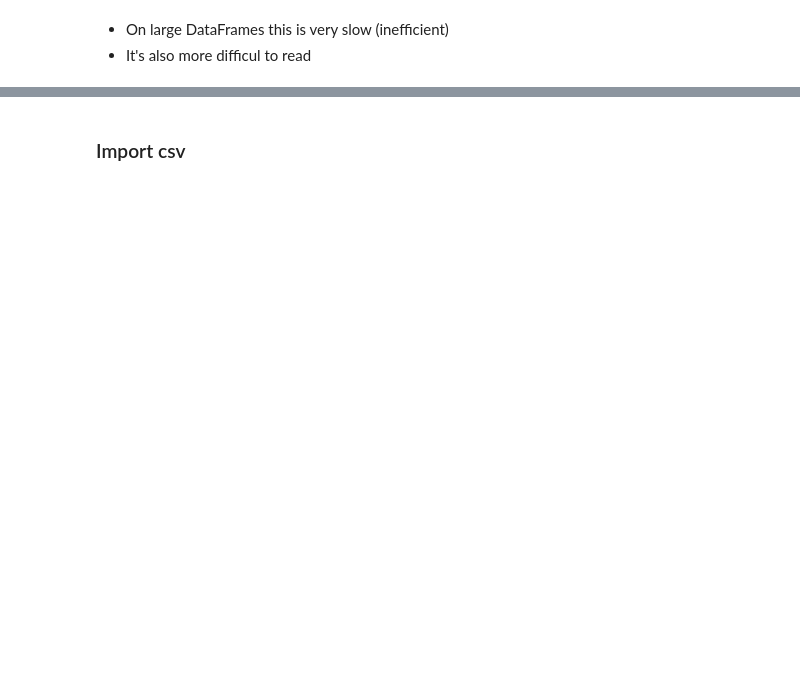
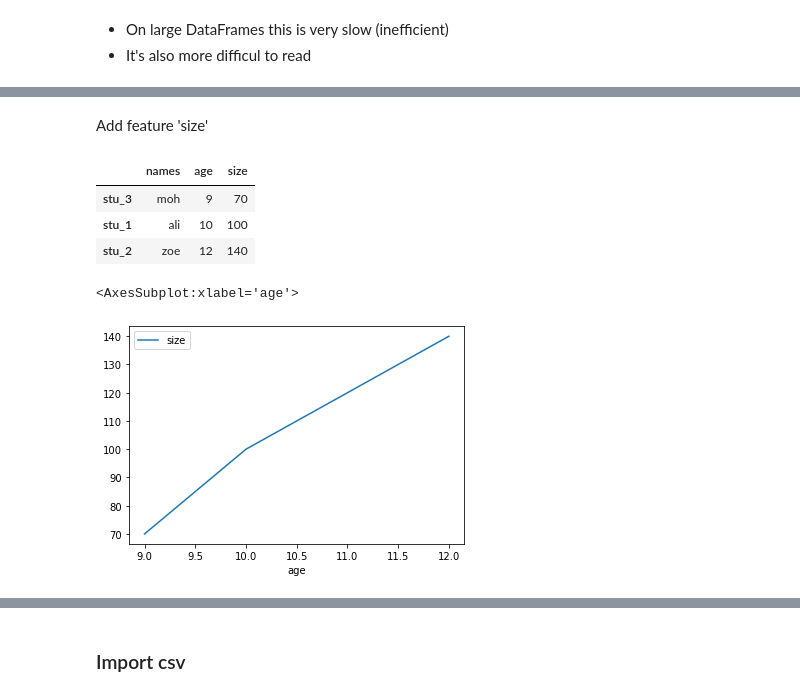
Before and after one commit to AlexisBogroff/Sorbonne_Data_Science_Workshop, a Jupyter notebook: src/intro_python.ipynb, the cells around one changed output, grey strips where cells are left out. Cells and saved outputs as stored; diff of their text form; code cells hidden in the pictures; blank space fills up the shorter version.

```diff
--- a/src/intro_python.ipynb
+++ b/src/intro_python.ipynb
@@ -557,0 +877,20 @@ df_temp['nums'] = df_temp['nums'] * 2
+# %% [markdown]
+Add feature 'size'
+# %%
+df_graph = df.copy()
+# %%
+df_graph['size'] = [100, 140, 70]
+# %%
+df_graph.sort_values('age', inplace=True)
+# %%
+df_graph
+# %% [output]
+|  | names | age | size |
+| stu_3 | moh | 9 | 70 |
+| stu_1 | ali | 10 | 100 |
+| stu_2 | zoe | 12 | 140 |
+# %%
+df_graph.plot(x='age', y='size')
+# %% [output]
+<AxesSubplot:xlabel='age'>
+[figure, added]
```
Also changed, not shown: parts of 82 cells of this notebook, 36 other files.
